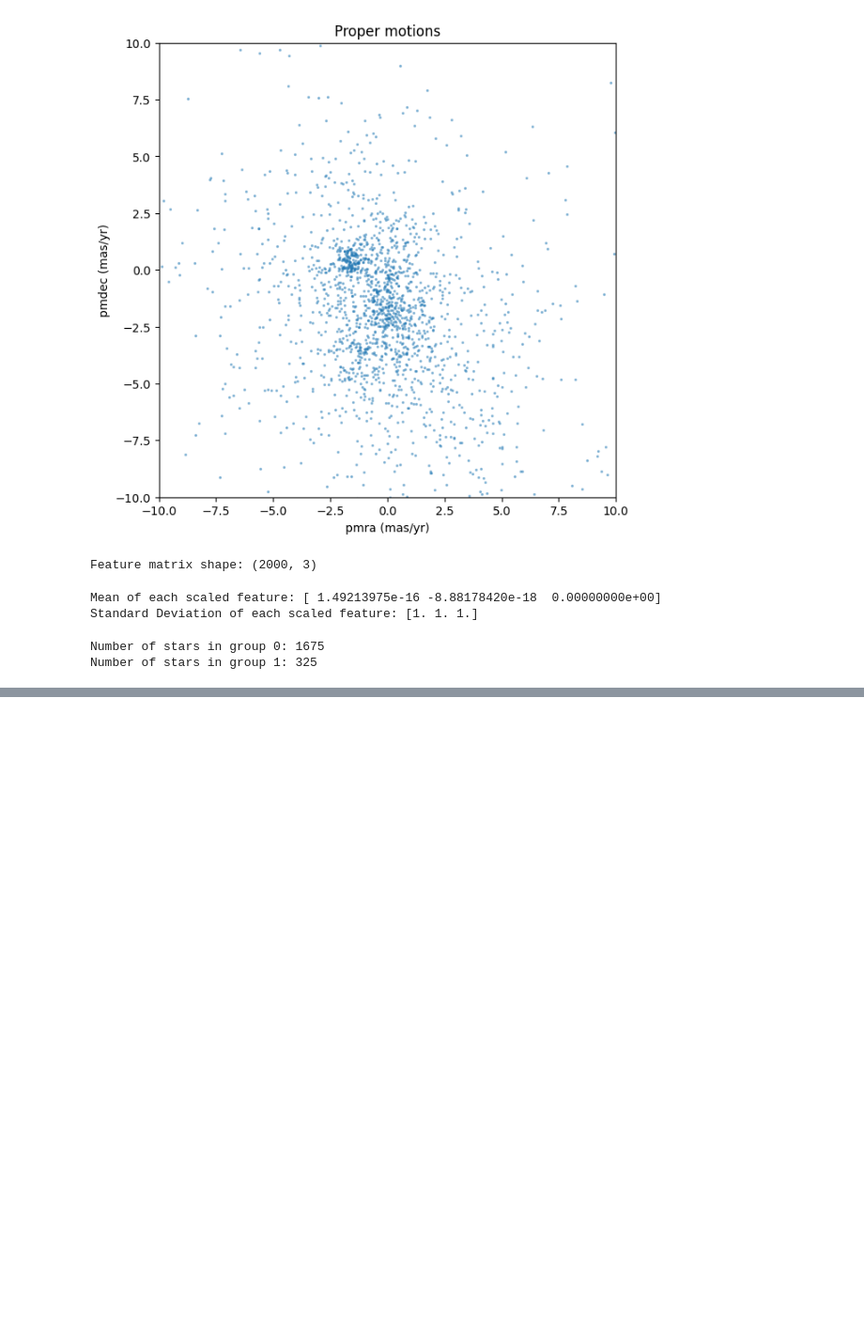
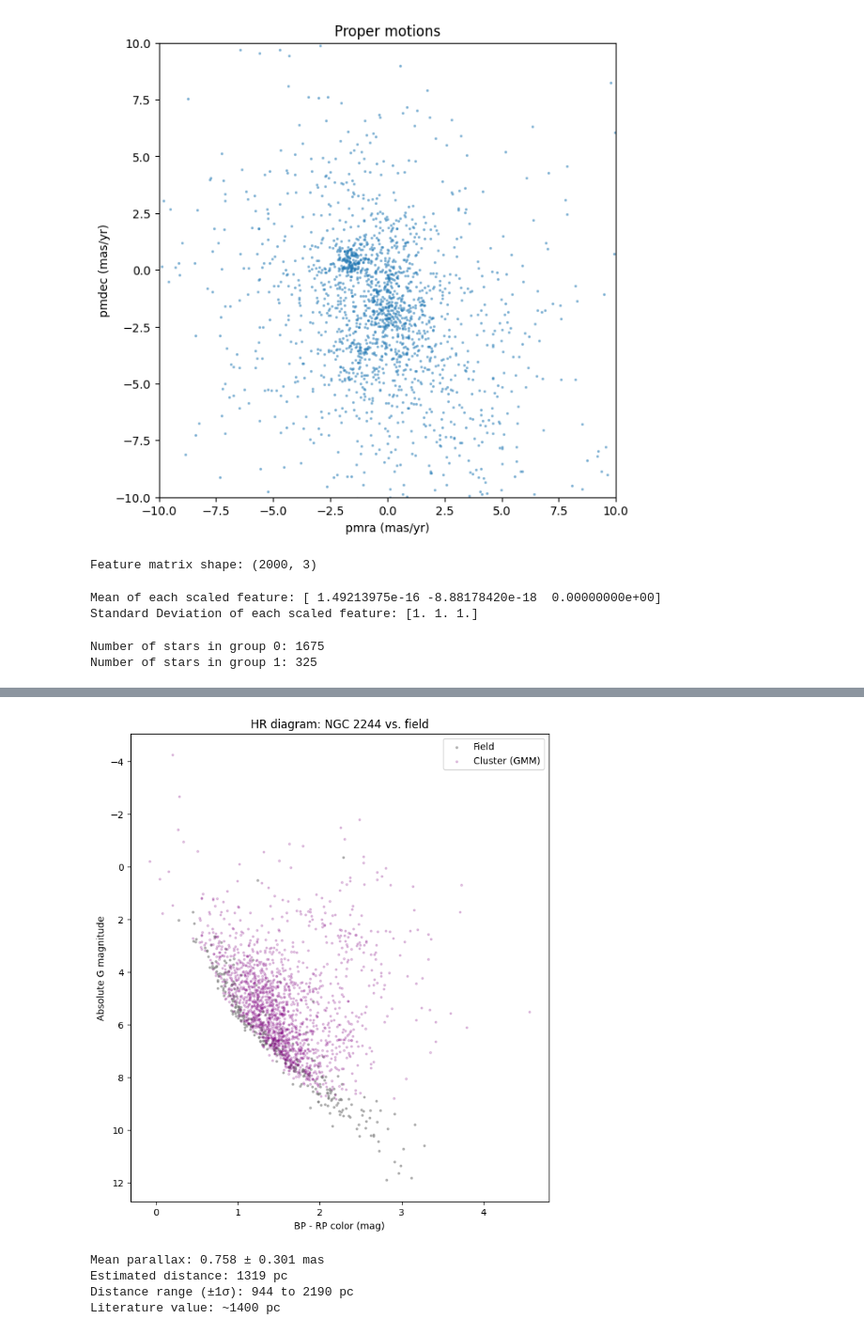
Before and after one commit to NoahLop/astr154-finalproject, a Jupyter notebook: First-Draft-Final.ipynb, the cells around one changed output, grey strips where cells are left out. Shown at 94% size. Drawn from its saved outputs; the diff is of its cells as text; code cells hidden in the pictures; blank space fills up the shorter version.

```diff
--- a/First-Draft-Final.ipynb
+++ b/First-Draft-Final.ipynb
@@ -314,0 +369,42 @@ print("Component 1 centroid (parallax, pmra, pmdec):", centroids[1])
+# %%
+#ABSOLUTE MAGNITUDE
+
+df['abs_g'] = df['phot_g_mean_mag'] + 5 * np.log10(df['parallax'] / 100)
+# %%
+plt.figure(figsize=(8, 9))
+
+# Field stars
+plt.scatter(df['bp_rp'][~is_member], df['abs_g'][~is_member],
+            s=4, alpha=0.5, color='gray', label='Field')
+
+# Cluster members
+plt.scatter(df['bp_rp'][is_member], df['abs_g'][is_member],
+            s=4, alpha=0.2, color='purple', label='Cluster (GMM)')
+
+plt.xlabel('BP - RP color (mag)')
+plt.ylabel('Absolute G magnitude')
+plt.title('HR diagram: NGC 2244 vs. field')
+plt.gca().invert_yaxis()  # Bright stars at top
+plt.legend()
+plt.show()
+# %% [output]
+[figure, added]
+# %%
+member_parallaxes = df['parallax'][is_member]
+mean_parallax = member_parallaxes.mean()
+std_parallax = member_parallaxes.std()
+
+# Convert parallax (mas) to distance (pc)
+distance_pc = 1000 / mean_parallax
+distance_pc_low = 1000 / (mean_parallax + std_parallax)
+distance_pc_high = 1000 / (mean_parallax - std_parallax)
+
+print(f"Mean parallax: {mean_parallax:.3f} ± {std_parallax:.3f} mas")
+print(f"Estimated distance: {distance_pc:.0f} pc")
+print(f"Distance range (±1σ): {distance_pc_low:.0f} to {distance_pc_high:.0f} pc")
+print(f"Literature value: ~1400 pc")
+# %% [output]
+Mean parallax: 0.758 ± 0.301 mas
+Estimated distance: 1319 pc
+Distance range (±1σ): 944 to 2190 pc
+Literature value: ~1400 pc
```
Also changed, not shown: parts of 9 cells of this notebook.
